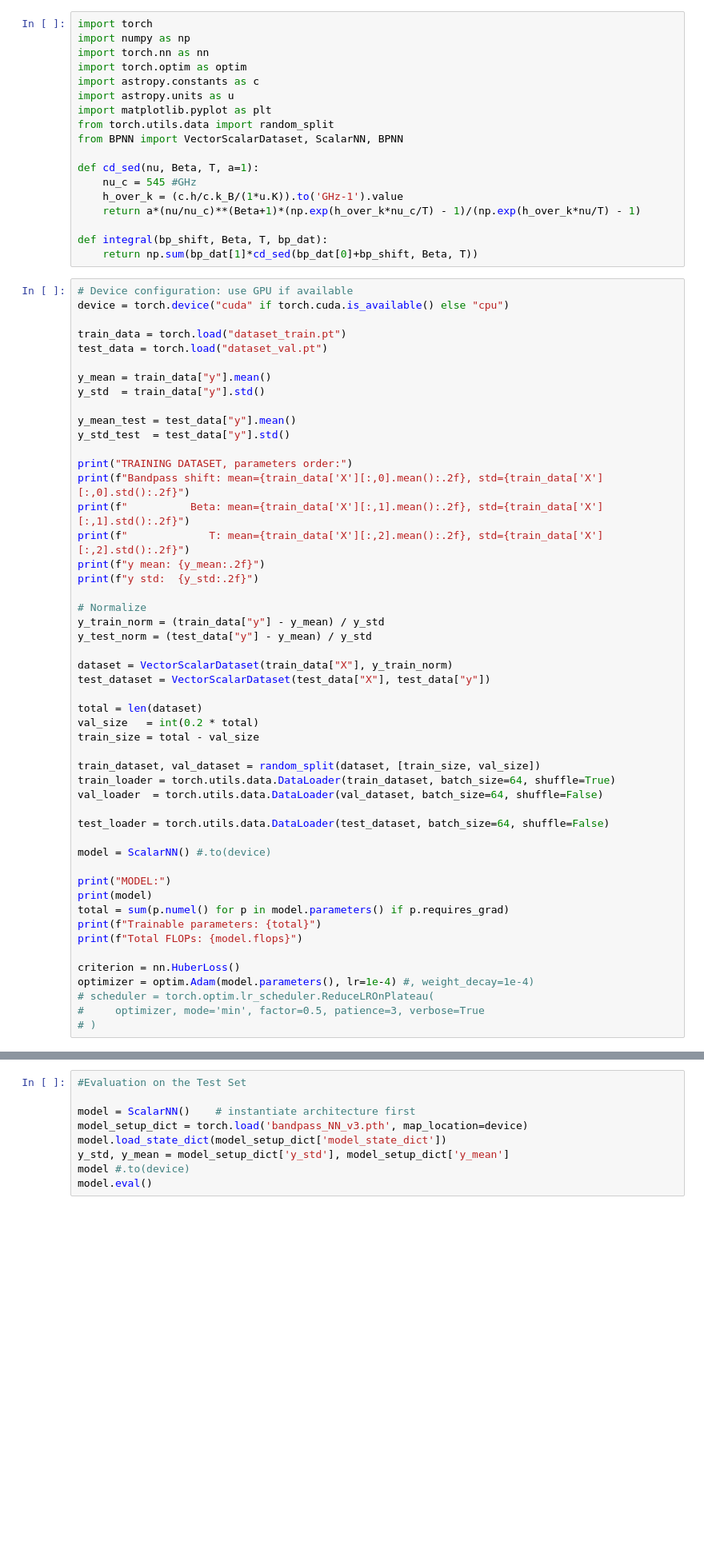
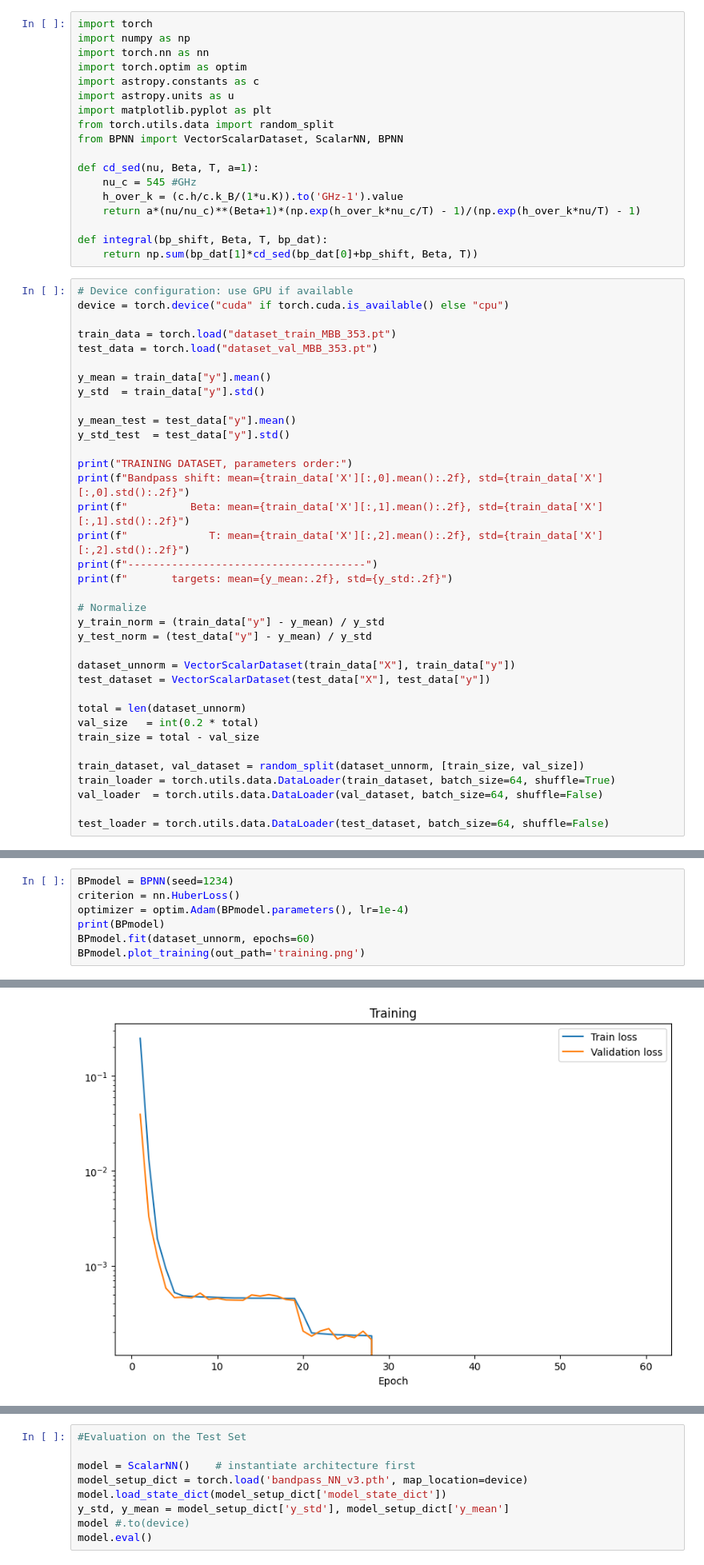
Before and after one commit to LeeoBianchi/BandpassNN, a Jupyter notebook: BandpassNN.ipynb, the cells around one changed output, grey strips where cells are left out. Shown at 80% size. Saved outputs shown, nothing was run; the diff lists cells and outputs as text; blank space fills up the shorter version.

Commit message:
test on 353 BP

```diff
--- a/BandpassNN.ipynb
+++ b/BandpassNN.ipynb
@@ -20,8 +20,8 @@ def integral(bp_shift, Beta, T, bp_dat):
 # Device configuration: use GPU if available
 device = torch.device("cuda" if torch.cuda.is_available() else "cpu")
 
-train_data = torch.load("dataset_train.pt")
-test_data = torch.load("dataset_val.pt")
+train_data = torch.load("dataset_train_MBB_353.pt")
+test_data = torch.load("dataset_val_MBB_353.pt")
 
 y_mean = train_data["y"].mean()
 y_std  = train_data["y"].std()
@@ -33,38 +33,24 @@ print("TRAINING DATASET, parameters order:")
 print(f"Bandpass shift: mean={train_data['X'][:,0].mean():.2f}, std={train_data['X'][:,0].std():.2f}")
 print(f"          Beta: mean={train_data['X'][:,1].mean():.2f}, std={train_data['X'][:,1].std():.2f}")
 print(f"             T: mean={train_data['X'][:,2].mean():.2f}, std={train_data['X'][:,2].std():.2f}")
-print(f"y mean: {y_mean:.2f}")
-print(f"y std:  {y_std:.2f}")
+print(f"--------------------------------------")
+print(f"       targets: mean={y_mean:.2f}, std={y_std:.2f}")
 
 # Normalize
 y_train_norm = (train_data["y"] - y_mean) / y_std
 y_test_norm = (test_data["y"] - y_mean) / y_std
 
-dataset = VectorScalarDataset(train_data["X"], y_train_norm)
+dataset_unnorm = VectorScalarDataset(train_data["X"], train_data["y"])
 test_dataset = VectorScalarDataset(test_data["X"], test_data["y"])
 
-total = len(dataset)
+total = len(dataset_unnorm)
 val_size   = int(0.2 * total)
 train_size = total - val_size
 
-train_dataset, val_dataset = random_split(dataset, [train_size, val_size])
+train_dataset, val_dataset = random_split(dataset_unnorm, [train_size, val_size])
 train_loader = torch.utils.data.DataLoader(train_dataset, batch_size=64, shuffle=True)
 val_loader  = torch.utils.data.DataLoader(val_dataset, batch_size=64, shuffle=False)
 
 test_loader = torch.utils.data.DataLoader(test_dataset, batch_size=64, shuffle=False)
-
-model = ScalarNN() #.to(device)
-
-print("MODEL:")
-print(model)
-total = sum(p.numel() for p in model.parameters() if p.requires_grad)
-print(f"Trainable parameters: {total}")
-print(f"Total FLOPs: {model.flops}")
-
-criterion = nn.HuberLoss()
-optimizer = optim.Adam(model.parameters(), lr=1e-4) #, weight_decay=1e-4)
-# scheduler = torch.optim.lr_scheduler.ReduceLROnPlateau(
-#     optimizer, mode='min', factor=0.5, patience=3, verbose=True
-# )
 # %% [output]
 TRAINING DATASET, parameters order:
@@ -85,0 +62,8 @@ Total FLOPs: 448
+# %%
+BPmodel = BPNN(seed=1234)
+criterion = nn.HuberLoss()
+optimizer = optim.Adam(BPmodel.parameters(), lr=1e-4)
+print(BPmodel)
+BPmodel.fit(dataset_unnorm, epochs=60)
+BPmodel.plot_training(out_path='training.png')
+# %% [output]
@@ -85,0 +87 @@ Total FLOPs: 448
+[figure, added]
```
Also changed, not shown: parts of 15 cells of this notebook, 9 other files.
